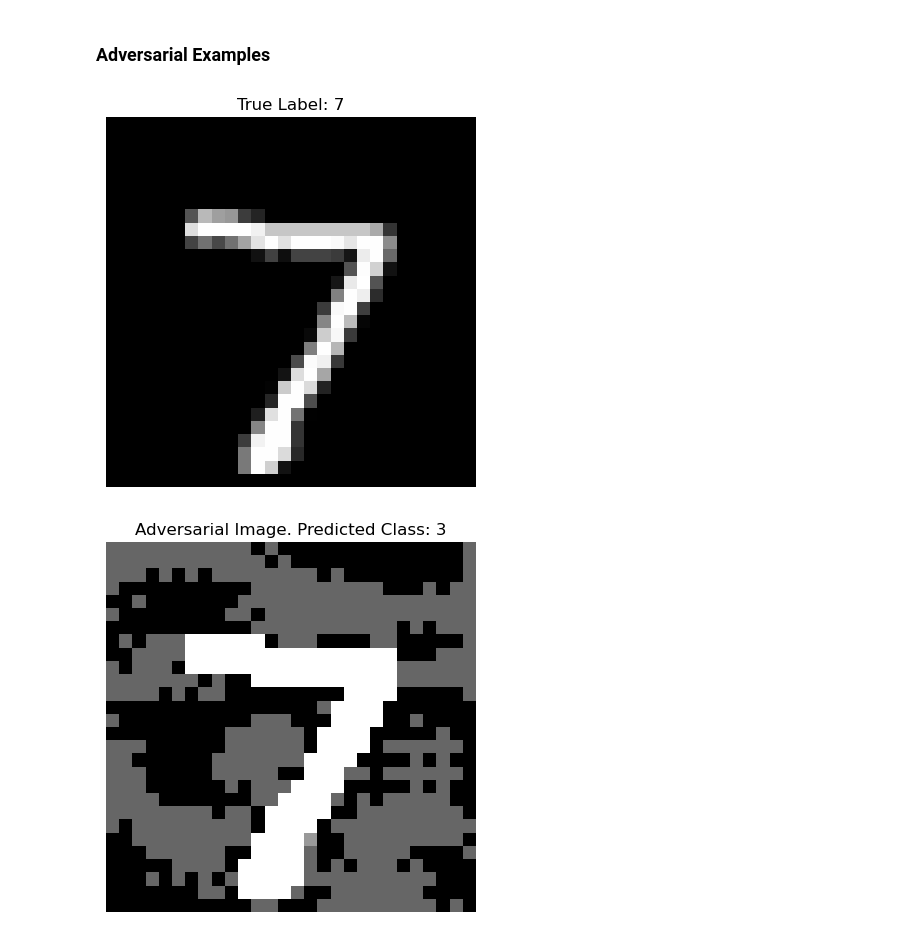
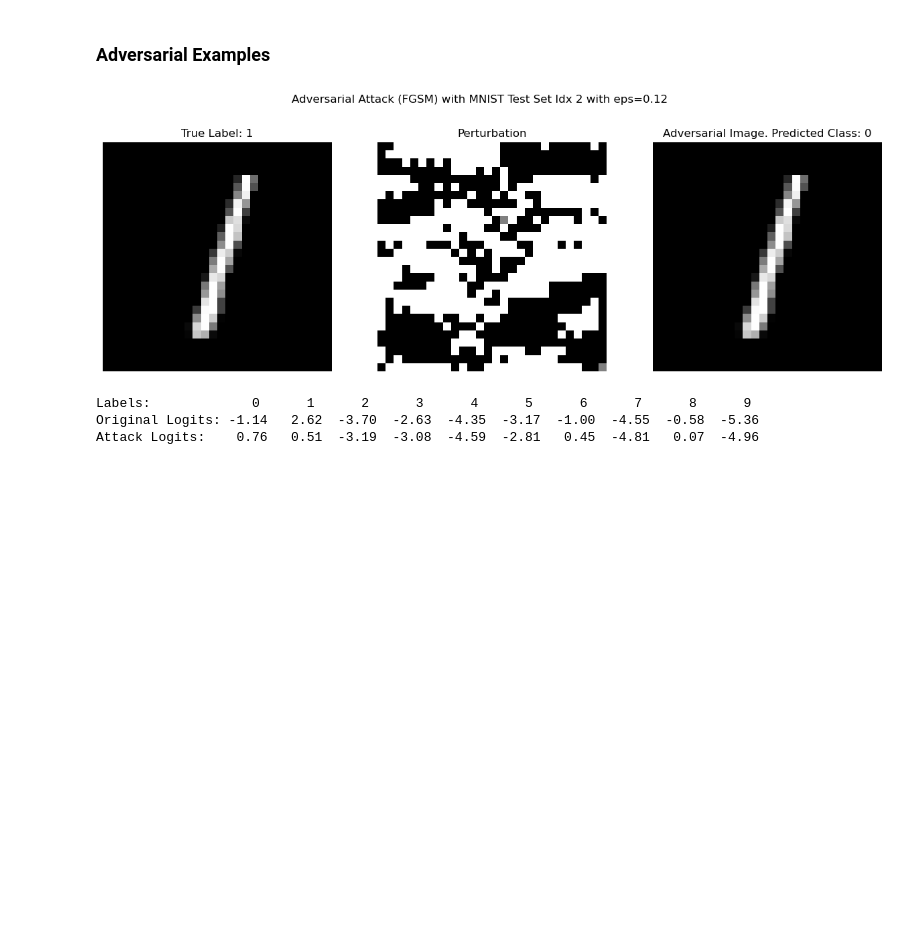
Before and after one commit to ncarolan/lenet-5, a Jupyter notebook: lenet.ipynb, the cells around one changed output. Saved outputs shown, nothing was run; the diff lists cells and outputs as text; code cells hidden in the pictures; blank space fills up the shorter version.

Commit message:
Relax clamp range and improve visualization.

```diff
--- a/lenet.ipynb
+++ b/lenet.ipynb
@@ -338,15 +338,18 @@ TorchLeNet(
 # %% [markdown]
 ### Adversarial Examples
 # %%
-def fgsm(model, image, label, epsilon):
+def fgsm(model: torch.nn.Module, image: torch.Tensor, label: int, epsilon: float):
     """
     Returns an adversarial example found with the fast gradient sign method.
 
     Args:
         model (nn.Module): Classifier
-        image (torch.tensor): Starter image
+        image (torch.Tensor): Starter image
         label (int): True label of image
         epsilon (float): Magnitude of attack
+
+    Returns:
+        adversarial_image, perturbation (Tuple[torch.Tensor, torch.Tensor]): Modified image and the adversarial perturbation.
     """
     if image.ndim == 3:
         image = image.unsqueeze(0)  # Add batch dim if needed
@@ -360,19 +363,32 @@ def fgsm(model, image, label, epsilon):
     perturbation = epsilon * torch.sign(image.grad)
 
     adversarial_image = image + perturbation
-    adversarial_image = torch.clamp(adversarial_image, 0, 1)
-    return adversarial_image.detach()
+    adversarial_image = torch.clamp(adversarial_image, 0, 256)
+    return adversarial_image.detach(), perturbation.detach()
 # %%
-test_idx = 0  #@param
+test_idx = 2  #@param
+epsilon = 0.12
 x, y = test_x[test_idx], test_y[test_idx]
 
-plt.imshow(x.squeeze(), cmap='grey'); plt.title(f'True Label: {y}'); plt.axis("off"); plt.show()
+attack_img, perturbation = fgsm(lenet5, x, y, epsilon=epsilon)
+attack_logits = lenet5(attack_img)
+y_pred = int(attack_logits.argmax(axis=1))
 
-attack_img = generate_adversarial_example(lenet5, x, y, epsilon=0.4)
-y_pred = int(lenet5(attack_img).argmax(axis=1))
-plt.imshow(attack_img.squeeze(), cmap='grey'); plt.title(f'Adversarial Image. Predicted Class: {y_pred}'); plt.axis("off"); plt.show()
+fig, ax = plt.subplots(1, 3, figsize=(15, 5))
+plt.suptitle(f'Adversarial Attack (FGSM) with MNIST Test Set Idx {test_idx} with eps={epsilon}')
+ax[0].imshow(x.squeeze(), cmap='grey'); ax[0].set_title(f'True Label: {y}'); ax[0].axis("off")
+ax[1].imshow(perturbation.squeeze(), cmap='grey'); ax[1].set_title(f'Perturbation'); ax[1].axis("off")
+ax[2].imshow(attack_img.squeeze(), cmap='grey'); ax[2].set_title(f'Adversarial Image. Predicted Class: {y_pred}'); ax[2].axis("off"); plt.show()
 
-# TODO: Compare logits
+# Compare logits before and after attack
+attack_logits = attack_logits.squeeze().tolist()
+real_logits = lenet5(x.unsqueeze(0)).squeeze().tolist()
+labels = [i for i in range(10)]
+print("Labels:        " + " ".join(f"{i:6d}" for i in labels))
+print("Original Logits:" + " ".join(f"{x:6.2f}" for x in real_logits))
+print("Attack Logits:  " + " ".join(f"{x:6.2f}" for x in attack_logits))
 # %% [output]
-[figure, old version]
+[figure, new version]
-[figure, removed]
+Labels:             0      1      2      3      4      5      6      7      8      9
+Original Logits: -1.14   2.62  -3.70  -2.63  -4.35  -3.17  -1.00  -4.55  -0.58  -5.36
+Attack Logits:    0.76   0.51  -3.19  -3.08  -4.59  -2.81   0.45  -4.81   0.07  -4.96
```
